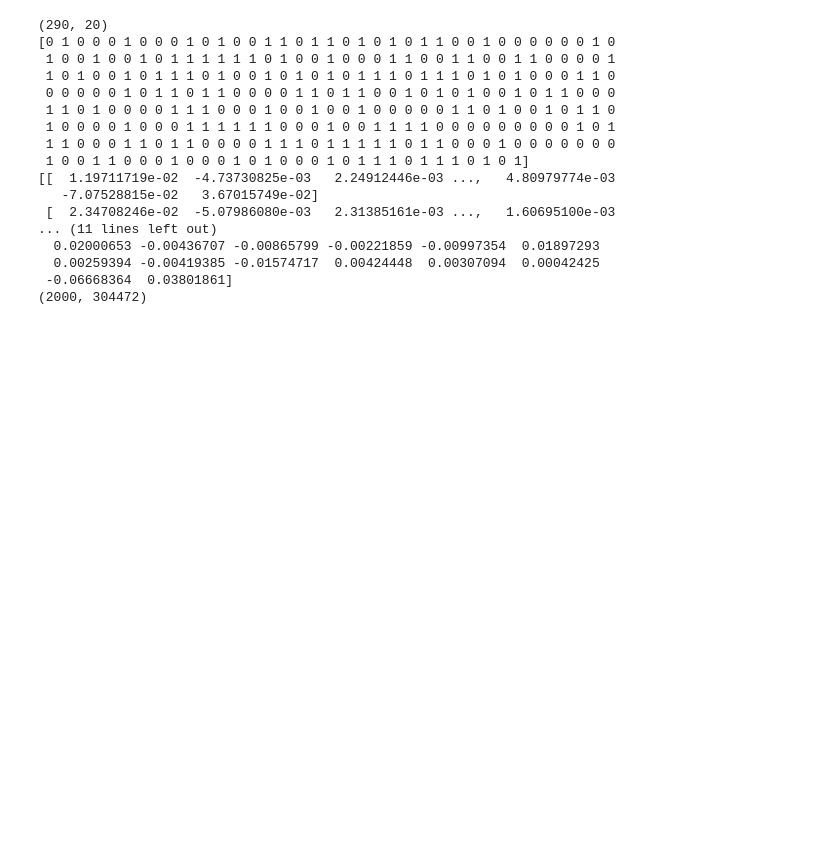
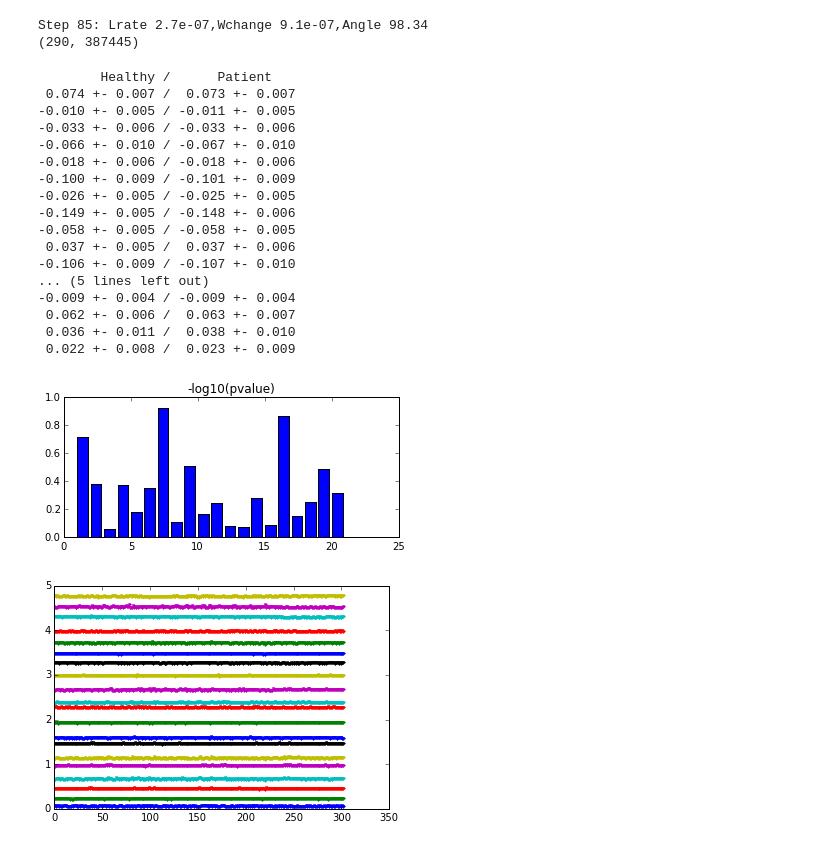
Before and after one commit to alvarouc/data_generator, a Jupyter notebook: samples/generator_by_group_demo.ipynb, the cells around one changed output. Cells and saved outputs as stored; diff of their text form; code cells hidden in the pictures; blank space fills up the shorter version.

Commit message:
updated generator to group only

```diff
--- a/samples/generator_by_group_demo.ipynb
+++ b/samples/generator_by_group_demo.ipynb
@@ -4,6 +8,13 @@ import numpy as np
 # %%
-data = np.load('/home/aulloa/Documents/data/smriqc.npy')
-labels = np.load('/home/aulloa/Documents/data/labelsqc.npy')
+#data = np.load('/home/aulloa/Documents/data/smriqc.npy')
+#labels = np.load('/home/aulloa/Documents/data/labelsqc.npy')
+#mask = np.load('/home/aulloa/Documents/data/smri_mask.npy')
+
+data = np.load('/home/aulloa/mcic_smri_data.npy')
+labels = np.load('/home/aulloa/mcic_smri_label.npy')
+mask = (data.mean(axis=0)>0)
+data = data[:,mask]
+mask = mask.reshape((91,109,91))
 
 print(data.shape)
 print(data.dtype)
@@ -16,26 +27,54 @@ float64
 int64
 # %%
-gen = DataGeneratorByGroup(data=data, labels=labels,
-                           n_components=20, n_samples=1000,
+N_components = 20
+gen = DataGeneratorByGroup(data=data-data.mean(), labels=labels,
+                           n_components=N_components, n_samples=145,
                            n_batches=1, method='normal')
 
 new_data = next(gen)
+#new_data[new_data<0]=0
+#new_data[new_data>1]=1
 print(new_data.shape)
 # %% [output]
-(290, 20)
-[0 1 0 0 0 1 0 0 0 1 0 1 0 0 1 1 0 1 1 0 1 0 1 0 1 1 0 0 1 0 0 0 0 0 0 1 0
- 1 0 0 1 0 0 1 0 1 1 1 1 1 1 0 1 0 0 1 0 0 0 1 1 0 0 1 1 0 0 1 1 0 0 0 0 1
- 1 0 1 0 0 1 0 1 1 1 0 1 0 0 1 0 1 0 1 0 1 1 1 0 1 1 1 0 1 0 1 0 0 0 1 1 0
- 0 0 0 0 0 1 0 1 1 0 1 1 0 0 0 0 1 1 0 1 1 0 0 1 0 1 0 1 0 0 1 0 1 1 0 0 0
- 1 1 0 1 0 0 0 0 1 1 1 0 0 0 1 0 0 1 0 0 1 0 0 0 0 0 1 1 0 1 0 0 1 0 1 1 0
- 1 0 0 0 0 1 0 0 0 1 1 1 1 1 1 0 0 0 1 0 0 1 1 1 1 0 0 0 0 0 0 0 0 0 1 0 1
- 1 1 0 0 0 1 1 0 1 1 0 0 0 0 1 1 1 0 1 1 1 1 1 0 1 1 0 0 0 1 0 0 0 0 0 0 0
- 1 0 0 1 1 0 0 0 1 0 0 0 1 0 1 0 0 0 1 0 1 1 1 0 1 1 1 0 1 0 1]
-[[  1.19711719e-02  -4.73730825e-03   2.24912446e-03 ...,   4.80979774e-03
-   -7.07528815e-02   3.67015749e-02]
- [  2.34708246e-02  -5.07986080e-03   2.31385161e-03 ...,   1.60695100e-03
-... (11 lines left out)
-  0.02000653 -0.00436707 -0.00865799 -0.00221859 -0.00997354  0.01897293
-  0.00259394 -0.00419385 -0.01574717  0.00424448  0.00307094  0.00042425
- -0.06668364  0.03801861]
-(2000, 304472)
+Step 85: Lrate 2.7e-07,Wchange 9.1e-07,Angle 98.34
+(290, 387445)
+# %%
+# mixing matrix
+
+plt.figure(figsize=(6,2.5))
+result = ttest_ind(gen.mixing[labels==0,:], gen.mixing[labels==1,:])
+plt.bar(np.arange(N_components)+1, height = -np.log10(result.pvalue))
+plt.title('-log10(pvalue)')
+
+#plt.figure(figsize=(12,10))
+#plt.imshow(gen.mixing, aspect=.08, interpolation='none')
+#plt.colorbar()
+plt.figure()
+print('{:>15} / {:>12}'.format('Healthy', 'Patient'))
+for i in range(N_components):
+    plt.plot(gen.mixing[:,i]+i/4,'.')
+    hc_mean = gen.mixing[labels==0,i].mean()
+    hc_std = gen.mixing[labels==0,i].std()
+    sz_mean = gen.mixing[labels==1,i].mean()
+    sz_std = gen.mixing[labels==1,i].std()
+    print('{hc_mean:>6.3f} +- {hc_std:.3f} / {sz_mean:>6.3f} +- {sz_std:.3f}'.format(**locals()))
+# %% [output]
+        Healthy /      Patient
+ 0.074 +- 0.007 /  0.073 +- 0.007
+-0.010 +- 0.005 / -0.011 +- 0.005
+-0.033 +- 0.006 / -0.033 +- 0.006
+-0.066 +- 0.010 / -0.067 +- 0.010
+-0.018 +- 0.006 / -0.018 +- 0.006
+-0.100 +- 0.009 / -0.101 +- 0.009
+-0.026 +- 0.005 / -0.025 +- 0.005
+-0.149 +- 0.005 / -0.148 +- 0.006
+-0.058 +- 0.005 / -0.058 +- 0.005
+ 0.037 +- 0.005 /  0.037 +- 0.006
+-0.106 +- 0.009 / -0.107 +- 0.010
+... (5 lines left out)
+-0.009 +- 0.004 / -0.009 +- 0.004
+ 0.062 +- 0.006 /  0.063 +- 0.007
+ 0.036 +- 0.011 /  0.038 +- 0.010
+ 0.022 +- 0.008 /  0.023 +- 0.009
+[figure, added]
+[figure, added]
```
Also changed, not shown: parts of 10 cells of this notebook, 2 other files.
